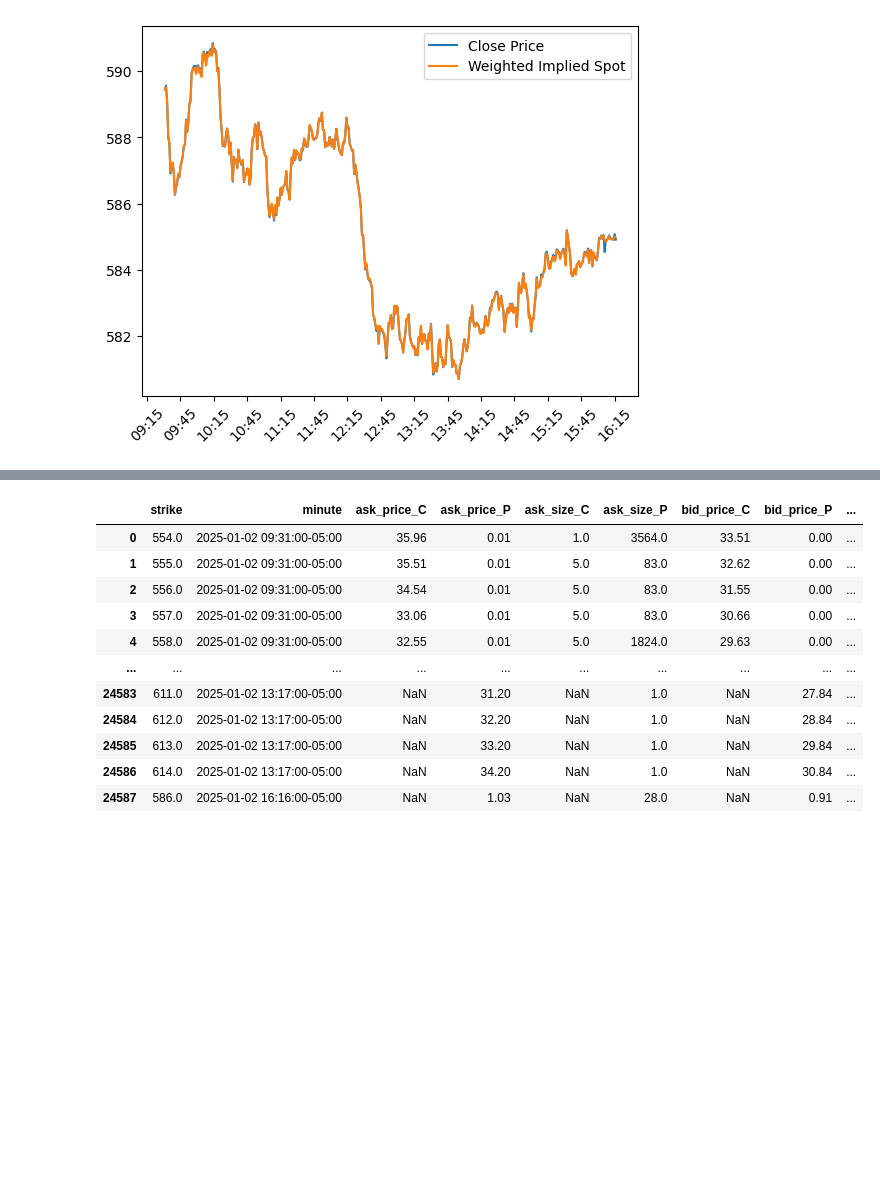
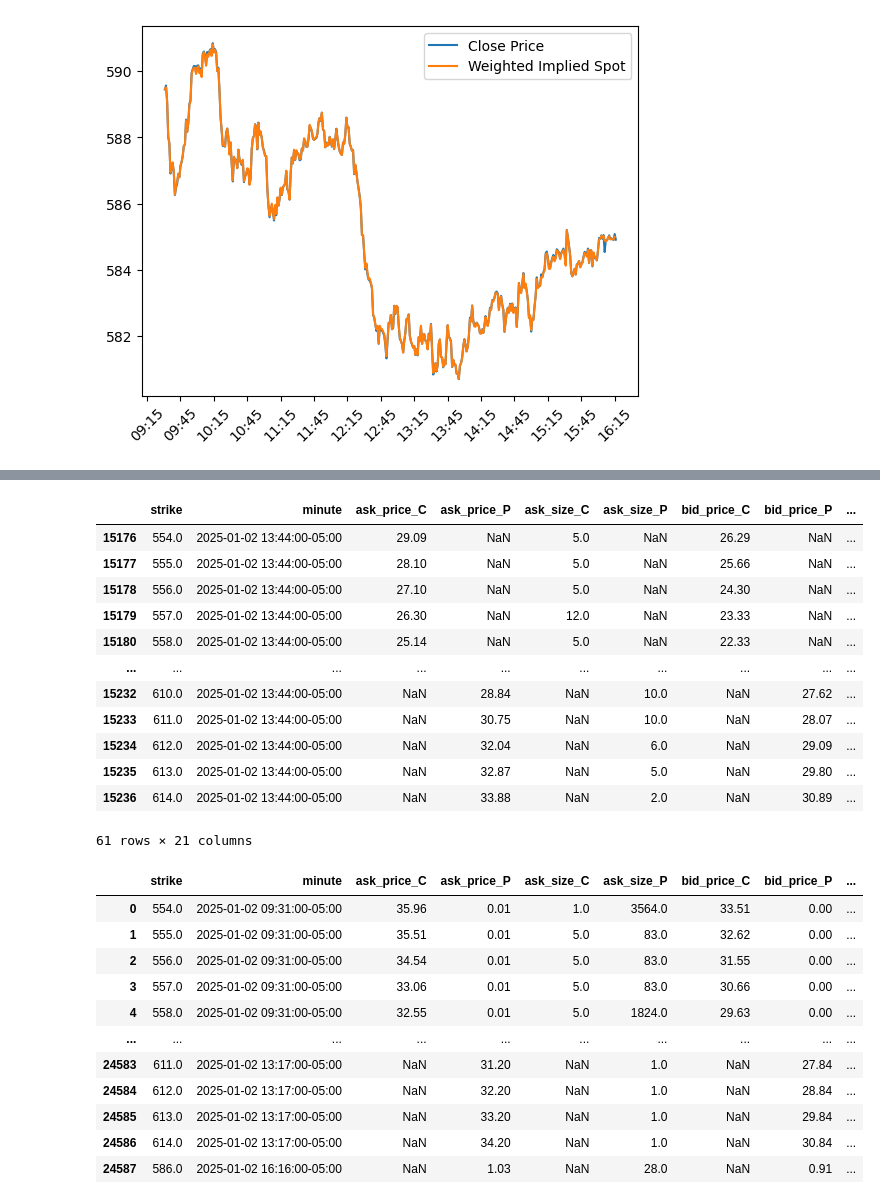
Before and after one commit to stirlitzzz/daily_options1, a Jupyter notebook: polygon_explore2.ipynb, the cells around one changed output, grey strips where cells are left out. Saved outputs shown, nothing was run; the diff lists cells and outputs as text; code cells hidden in the pictures; blank space fills up the shorter version.

```diff
--- a/polygon_explore2.ipynb
+++ b/polygon_explore2.ipynb
@@ -1073,3 +1112,21 @@ plt.show()
+# %%
+all_minutes=df["minute"].unique()
+choose_minute=all_minutes[250]
+df[df["minute"]==choose_minute]
+# %% [output]
+|  | strike | minute | ask_price_C | ask_price_P | ask_size_C | ask_size_P | bid_price_C | bid_price_P | ... |
+| 15176 | 554.0 | 2025-01-02 13:44:00-05:00 | 29.09 | NaN | 5.0 | NaN | 26.29 | NaN | ... |
+| 15177 | 555.0 | 2025-01-02 13:44:00-05:00 | 28.10 | NaN | 5.0 | NaN | 25.66 | NaN | ... |
+| 15178 | 556.0 | 2025-01-02 13:44:00-05:00 | 27.10 | NaN | 5.0 | NaN | 24.30 | NaN | ... |
+| 15179 | 557.0 | 2025-01-02 13:44:00-05:00 | 26.30 | NaN | 12.0 | NaN | 23.33 | NaN | ... |
+| 15180 | 558.0 | 2025-01-02 13:44:00-05:00 | 25.14 | NaN | 5.0 | NaN | 22.33 | NaN | ... |
+| ... | ... | ... | ... | ... | ... | ... | ... | ... | ... |
+| 15232 | 610.0 | 2025-01-02 13:44:00-05:00 | NaN | 28.84 | NaN | 10.0 | NaN | 27.62 | ... |
+| 15233 | 611.0 | 2025-01-02 13:44:00-05:00 | NaN | 30.75 | NaN | 10.0 | NaN | 28.07 | ... |
+| 15234 | 612.0 | 2025-01-02 13:44:00-05:00 | NaN | 32.04 | NaN | 6.0 | NaN | 29.09 | ... |
+| 15235 | 613.0 | 2025-01-02 13:44:00-05:00 | NaN | 32.87 | NaN | 5.0 | NaN | 29.80 | ... |
+| 15236 | 614.0 | 2025-01-02 13:44:00-05:00 | NaN | 33.88 | NaN | 2.0 | NaN | 30.89 | ... |
+61 rows × 21 columns
 # %%
 df_pivot
 # %% [output]
```
Also changed, not shown: parts of 9 cells of this notebook.
